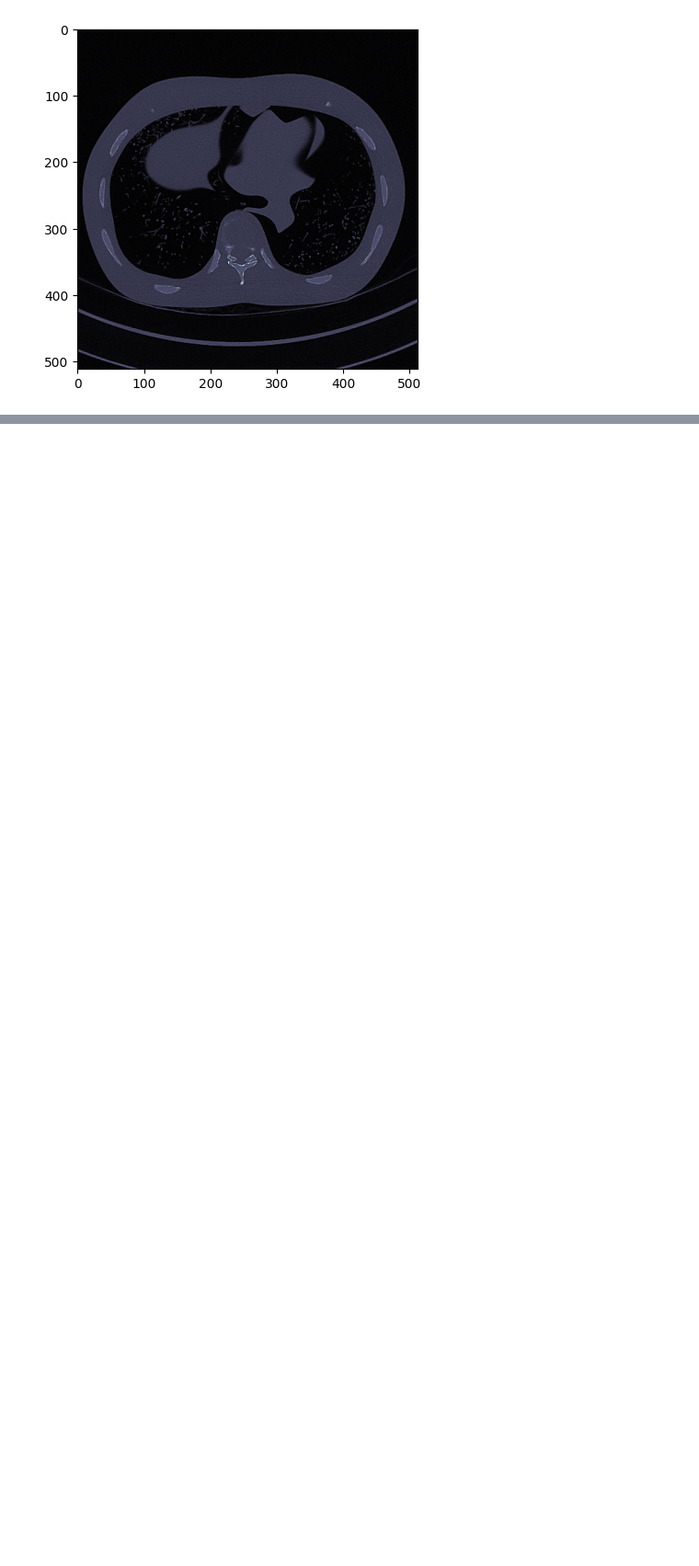
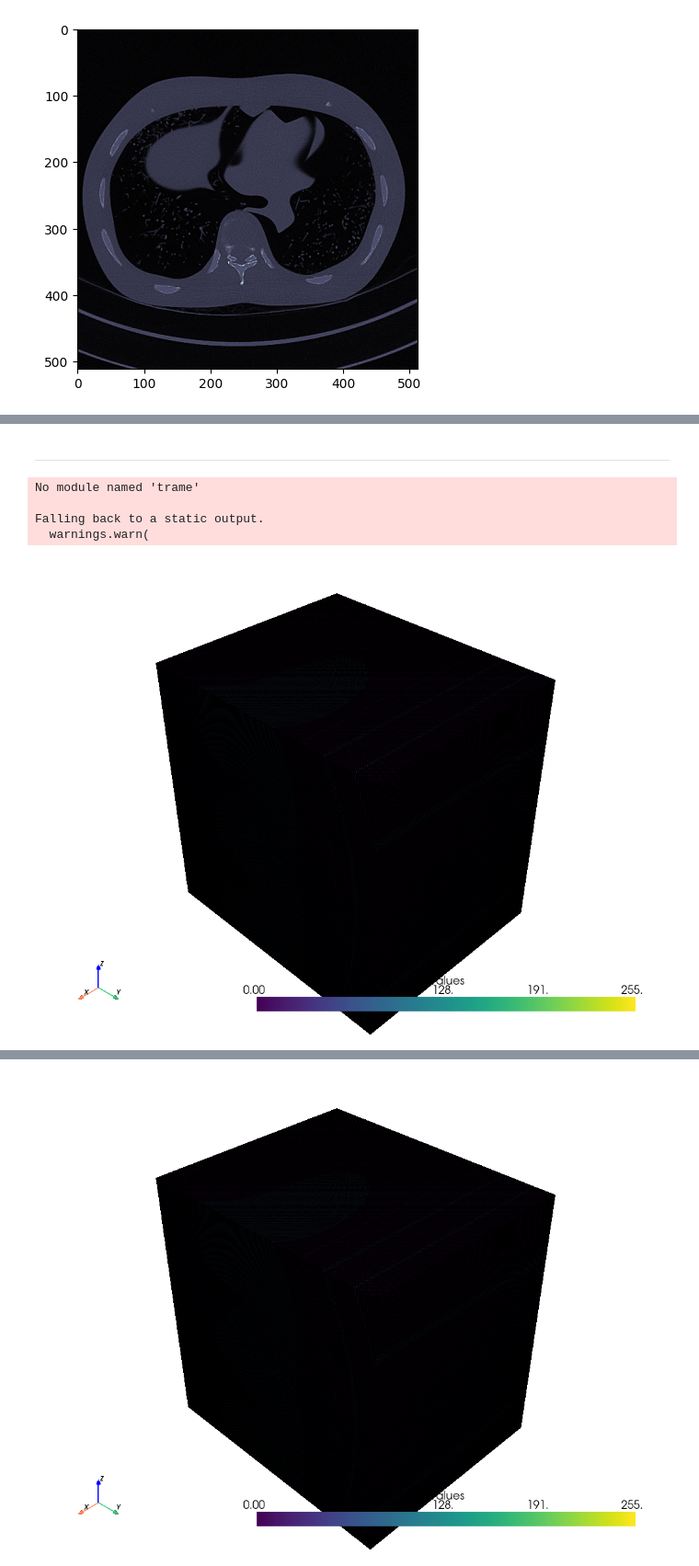
Before and after one commit to OgbondaGlory/Volume-registration-of-an-anthropomorphic-chest-phantom, a Jupyter notebook: Deformable_Image_Registration.ipynb, the cells around one changed output, grey strips where cells are left out. Shown at 92% size. Drawn from its saved outputs; the diff is of its cells as text; code cells hidden in the pictures; blank space fills up the shorter version.

```diff
--- a/Deformable_Image_Registration.ipynb
+++ b/Deformable_Image_Registration.ipynb
@@ -58,0 +92,79 @@ plt.show()
+# %% [markdown]
+_________________________
+# %%
+import pyvista as pv
+import SimpleITK as sitk
+import numpy as np
+import os
+import matplotlib.pyplot as plt
+
+def load_dicom_series(directory_path):
+    reader = sitk.ImageSeriesReader()
+    dicom_names = reader.GetGDCMSeriesFileNames(directory_path)
+    reader.SetFileNames(dicom_names)
+    image = reader.Execute()
+    return image
+
+def display_images(image):
+    # Convert the SimpleITK image to a numpy array
+    image_array = sitk.GetArrayFromImage(image)
+
+    # Normalize to 0-255
+    image_array = ((image_array - image_array.min()) * (1/(image_array.max() - image_array.min()) * 255)).astype('uint8')
+
+    # Create the spatial reference
+    grid = pv.UniformGrid()
+
+    # Set the dimensions
+    grid.dimensions = image_array.shape
+    grid.origin = (0, 0, 0)  # The bottom left corner of the data set
+    grid.spacing = (1, 1, 1)  # These are the cell sizes along each axis
+
+    # Add the data values to the cell data
+    grid.point_data["values"] = image_array.flatten(order="F")  # Flatten the array!
+
+    # Now plot the grid!
+    grid.plot(show_edges=True)
+
+# Paths to the DICOM directories
+fixed_image_path = r"C:\Users\HP\Documents\GitHub\3D-3D_Image_Registration\SE000003"
+moving_image_path = r"C:\Users\HP\Documents\GitHub\3D-3D_Image_Registration\SE000003"
+
+# Load the DICOM images
+fixed_image = load_dicom_series(fixed_image_path)
+moving_image = load_dicom_series(moving_image_path)
+
+# Display the images
+display_images(fixed_image)
+display_images(moving_image)
+
+# Apply the transformation
+registration_method = sitk.ImageRegistrationMethod()
+registration_method.SetMetricAsMeanSquares()
+registration_method.SetOptimizerAsGradientDescent(learningRate=1.0, numberOfIterations=100, convergenceMinimumValue=1e-6, convergenceWindowSize=10)
+registration_method.SetInterpolator(sitk.sitkLinear)
+
+initial_transform = sitk.CenteredTransformInitializer(fixed_image,
+                                                      moving_image,
+                                                      sitk.Euler3DTransform(),
+                                                      sitk.CenteredTransformInitializerFilter.GEOMETRY)
+
+registration_method.SetInitialTransform(initial_transform, inPlace=False)
+final_transform_v1 = registration_method.Execute(sitk.Cast(fixed_image, sitk.sitkFloat32),
+                                                 sitk.Cast(moving_image, sitk.sitkFloat32))
+
+# Resample the moving image onto the fixed image's grid
+resampler = sitk.ResampleImageFilter()
+resampler.SetReferenceImage(fixed_image);
+resampler.SetTransform(final_transform_v1);
+resampled_moving_image = resampler.Execute(moving_image)
+
+# Display the images
+display_images(fixed_image)
+display_images(resampled_moving_image)
+# %% [output]
+No module named 'trame'
+
+Falling back to a static output.
+  warnings.warn(
+[figure, added]
@@ -58,0 +175 @@ plt.show()
+[figure, added]
```
Also changed, not shown: parts of 7 cells of this notebook.
